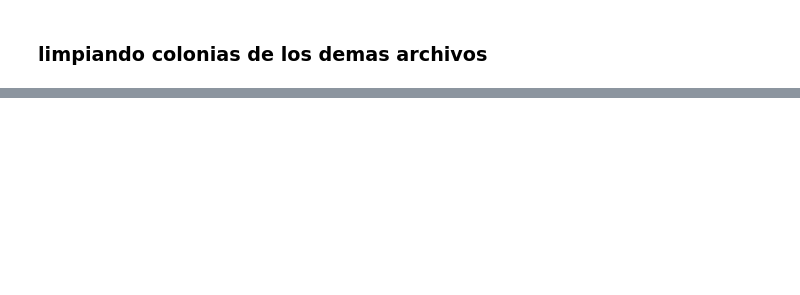
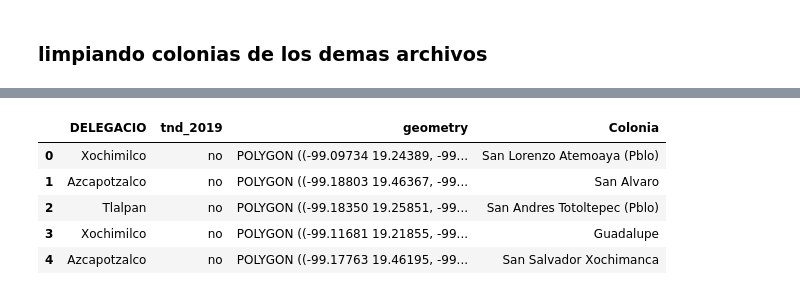
Before and after one commit to Anton-Utray/Vulnerabilidad-Hidrica-CDMX, a Jupyter notebook: SRC/GEOREF CLEAN.ipynb, the cells around one changed output, grey strips where cells are left out. Cells and saved outputs as stored; diff of their text form; code cells hidden in the pictures; blank space fills up the shorter version.

```diff
--- a/SRC/GEOREF CLEAN.ipynb
+++ b/SRC/GEOREF CLEAN.ipynb
@@ -336,0 +396,13 @@ lluvia.to_file('../CLEAN/TABLEAU/lluvia.shp')
+# %%
+columns_to_drop = ['ID', 'ENTIDAD', 'MUNICIPIO', 'NOMBRE', 'Colonia name', 'centroid', 'Colonia']
+tandeo = tandeo.drop(columns_to_drop, axis=1)
+tandeo = tandeo.rename(columns={'info_from_geo': 'Colonia'})
+# %%
+tandeo.head()
+# %% [output]
+|  | DELEGACIO | tnd_2019 | geometry | Colonia |
+| 0 | Xochimilco | no | POLYGON ((-99.09734 19.24389, -99... | San Lorenzo Atemoaya (Pblo) |
+| 1 | Azcapotzalco | no | POLYGON ((-99.18803 19.46367, -99... | San Alvaro |
+| 2 | Tlalpan | no | POLYGON ((-99.18350 19.25851, -99... | San Andres Totoltepec (Pblo) |
+| 3 | Xochimilco | no | POLYGON ((-99.11681 19.21855, -99... | Guadalupe |
+| 4 | Azcapotzalco | no | POLYGON ((-99.17763 19.46195, -99... | San Salvador Xochimanca |
```
Also changed, not shown: parts of 13 cells of this notebook, 4 other files.
